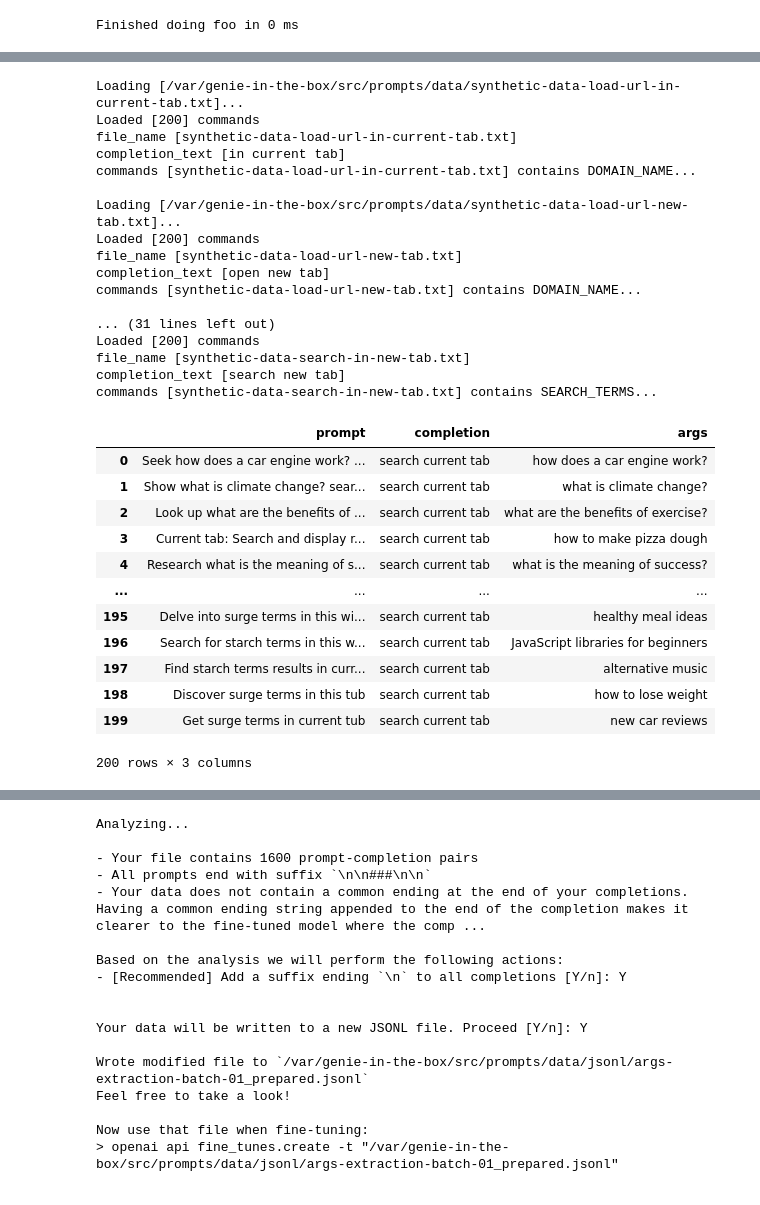
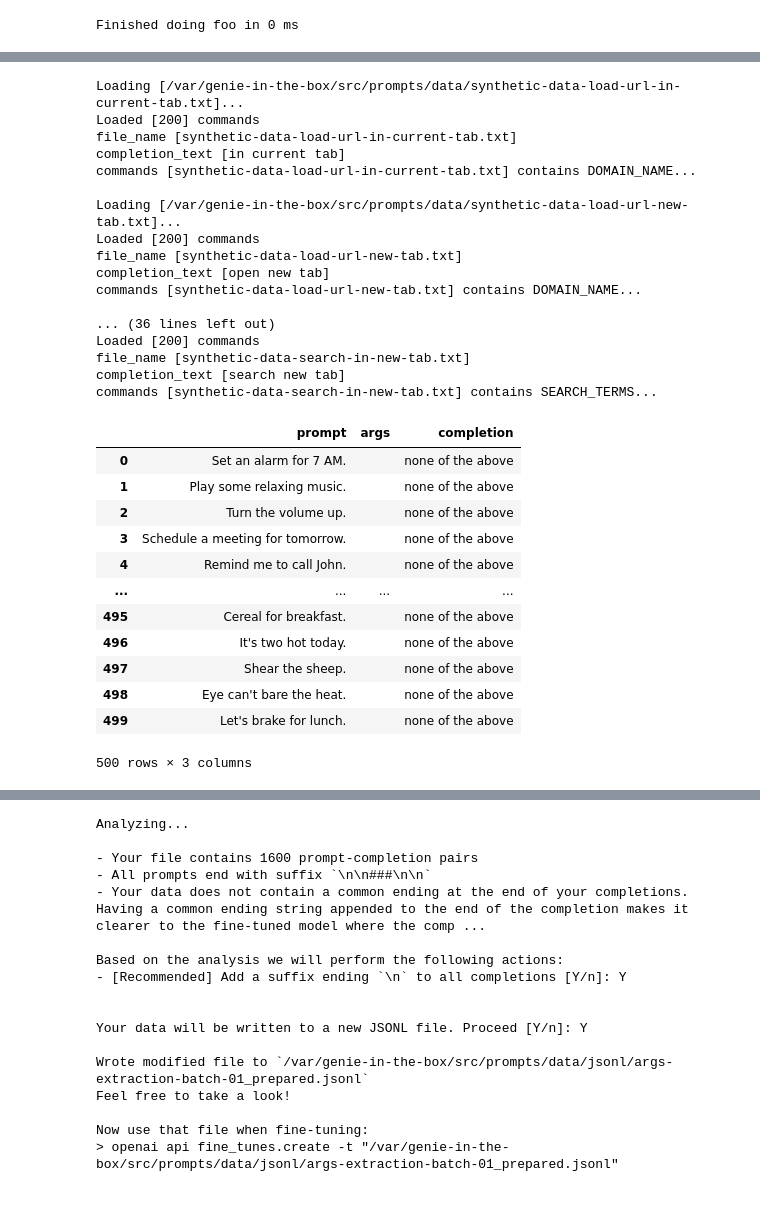
Before and after one commit to deepily/genie-in-the-box, a Jupyter notebook: src/notebooks/synthetic-data-generation-plain-text.ipynb, the cells around one changed output, grey strips where cells are left out. Cells and saved outputs as stored; diff of their text form; code cells hidden in the pictures.

```diff
--- a/src/notebooks/synthetic-data-generation-plain-text.ipynb
+++ b/src/notebooks/synthetic-data-generation-plain-text.ipynb
@@ -226,10 +226,14 @@ def get_vox_commands( command_paths, command_map ):
         # instantiate data frame with commands list
         vox_command_df = pd.DataFrame( commands, columns = [ "prompt" ] )
 
+        # Set default value
+        vox_command_df[ "args" ]       = ""
+
         # Fetch the completion text from the command map
         file_name      = path.split( "/" )[ -1 ]
         print( "file_name [{}]".format( file_name ) )
         vox_command_df[ "completion" ] = command_map[ file_name ]
+
 
         # Get the completion text
         completion_text = command_map[ file_name ]
@@ -276,27 +280,27 @@ file_name [synthetic-data-load-url-new-tab.txt]
 completion_text [open new tab]
 commands [synthetic-data-load-url-new-tab.txt] contains DOMAIN_NAME...
 
-... (31 lines left out)
+... (36 lines left out)
 Loaded [200] commands
 file_name [synthetic-data-search-in-new-tab.txt]
 completion_text [search new tab]
 commands [synthetic-data-search-in-new-tab.txt] contains SEARCH_TERMS...
-# %%
-vox_command_dfs[ "search current tab" ]
-# %% [output]
-|  | prompt | completion | args |
-| 0 | Seek how does a car engine work? ... | search current tab | how does a car engine work? |
-| 1 | Show what is climate change? sear... | search current tab | what is climate change? |
-| 2 | Look up what are the benefits of ... | search current tab | what are the benefits of exercise? |
-| 3 | Current tab: Search and display r... | search current tab | how to make pizza dough |
-| 4 | Research what is the meaning of s... | search current tab | what is the meaning of success? |
-| ... | ... | ... | ... |
-| 195 | Delve into surge terms in this wi... | search current tab | healthy meal ideas |
-| 196 | Search for starch terms in this w... | search current tab | JavaScript libraries for beginners |
-| 197 | Find starch terms results in curr... | search current tab | alternative music |
-| 198 | Discover surge terms in this tub | search current tab | how to lose weight |
-| 199 | Get surge terms in current tub | search current tab | new car reviews |
-200 rows × 3 columns
+# %%
+vox_command_dfs[ "none of the above" ]
+# %% [output]
+|  | prompt | args | completion |
+| 0 | Set an alarm for 7 AM. |  | none of the above |
+| 1 | Play some relaxing music. |  | none of the above |
+| 2 | Turn the volume up. |  | none of the above |
+| 3 | Schedule a meeting for tomorrow. |  | none of the above |
+| 4 | Remind me to call John. |  | none of the above |
+| ... | ... | ... | ... |
+| 495 | Cereal for breakfast. |  | none of the above |
+| 496 | It's two hot today. |  | none of the above |
+| 497 | Shear the sheep. |  | none of the above |
+| 498 | Eye can't bare the heat. |  | none of the above |
+| 499 | Let's brake for lunch. |  | none of the above |
+500 rows × 3 columns
 # %%
 # update list of data frames
 vox_command_dfs = get_vox_commands( training_data_paths, vox_filename_to_completion_text_dict )
```
Also changed, not shown: parts of 15 cells of this notebook.
